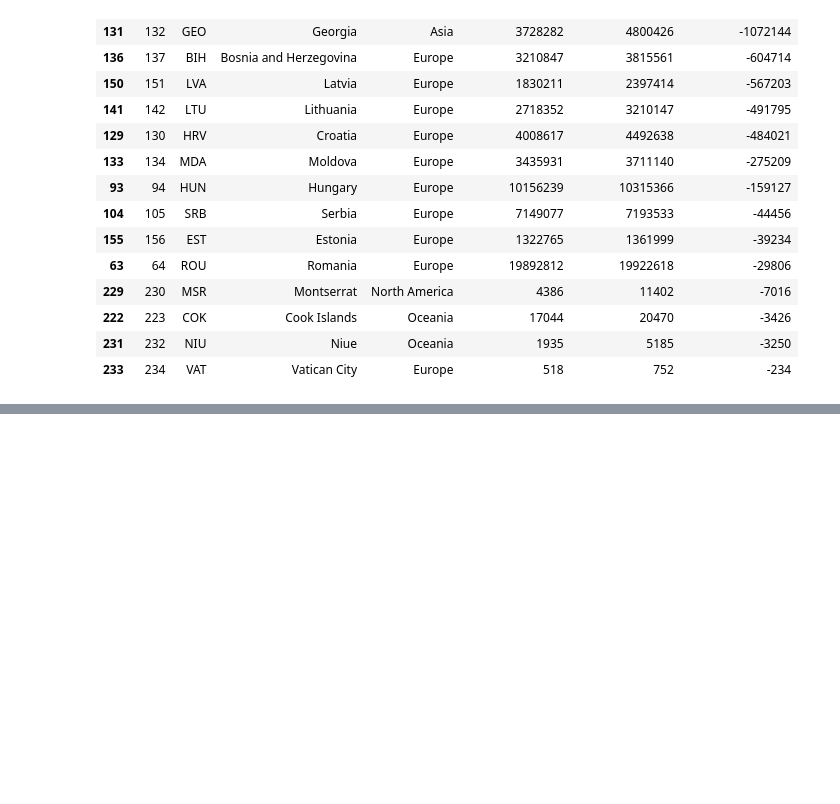
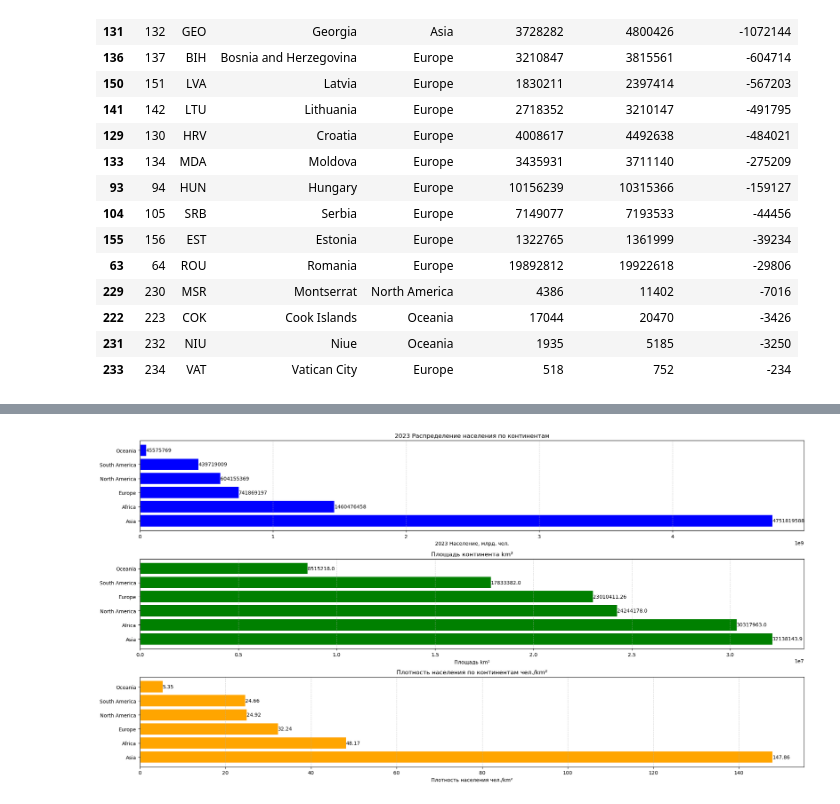
Before and after one commit to MaximManuyko/Jupyter, a Jupyter notebook: 1_Данные_о_численности_населения_мира.ipynb, the cells around one changed output, grey strips where cells are left out. Drawn from its saved outputs; the diff is of its cells as text; code cells hidden in the pictures; blank space fills up the shorter version.

Commit message:
Add 1_Данные_о_численности_населения_мира

```diff
--- a/1_Данные_о_численности_населения_мира.ipynb
+++ b/1_Данные_о_численности_населения_мира.ipynb
@@ -422,0 +358,14 @@ plt.show()
+# %%
+continent_metriks = world_population_data.copy(deep=True)
+
+pivot_table = pd.pivot_table(continent_metriks, values=['2023 population', 'area (km²)'], index='continent', aggfunc='sum')
+
+pivot_table['density (km²)'] = pivot_table['2023 population'] / pivot_table['area (km²)']
+
+pivot_table = pivot_table.reset_index()
+
+# Сортировка по увеличению '2023 population'
+pivot_table = pivot_table.sort_values(by='2023 population', ascending=True)
+
+# Выводим DataFrame
+pivot_table.head(1000000)
@@ -422,0 +380,56 @@ plt.show()
+# %%
+
+# Сортируем DataFrame по каждому столбцу
+sorted_by_population = pivot_table.sort_values(by='2023 population', ascending=False)
+sorted_by_area = pivot_table.sort_values(by='area (km²)', ascending=False)
+sorted_by_density = pivot_table.sort_values(by='density (km²)', ascending=False)
+
+# Создаем три горизонтальных столбчатых графика
+plt.figure(figsize=(a , a * 0.5))
+
+# График для '2023 population'
+plt.subplot(3, 1, 1)
+bars_population = plt.barh(sorted_by_population['continent'], sorted_by_population['2023 population'], color='blue')
+plt.xlabel('2023 Население, млрд. чел.')
+plt.title('2023 Распределение населения по континентам')
+
+# Добавляем значения внутри столбцов
+for bar in bars_population:
+    yval = bar.get_width()
+    plt.text(yval, bar.get_y() + bar.get_height()/2, round(yval, 2), ha='left', va='center')
+
+# Добавляем вертикальные линии сетки
+plt.grid(axis='x', linestyle='--', alpha=0.6)
+
+# График для 'area (km²)'
+plt.subplot(3, 1, 2)
+bars_area = plt.barh(sorted_by_area['continent'], sorted_by_area['area (km²)'], color='green')
+plt.xlabel('Площадь km²')
+plt.title('Площадь континента km²')
+
+# Добавляем значения внутри столбцов
+for bar in bars_area:
+    yval = bar.get_width()
+    plt.text(yval, bar.get_y() + bar.get_height()/2, round(yval, 2), ha='left', va='center')
+
+# Добавляем вертикальные линии сетки
+plt.grid(axis='x', linestyle='--', alpha=0.6)
+
+# График для 'density (km²)'
+plt.subplot(3, 1, 3)
+bars_density = plt.barh(sorted_by_density['continent'], sorted_by_density['density (km²)'], color='orange')
+plt.xlabel('Плотность населения чел./km²')
+plt.title('Плотность населения по континентам чел./km²')
+
+# Добавляем значения внутри столбцов
+for bar in bars_density:
+    yval = bar.get_width()
+    plt.text(yval, bar.get_y() + bar.get_height()/2, round(yval, 2), ha='left', va='center')
+
+# Добавляем вертикальные линии сетки
+plt.grid(axis='x', linestyle='--', alpha=0.6)
+
+plt.tight_layout()
+plt.show()
+# %% [output]
+[figure, added]
```
Also changed, not shown: parts of 12 cells of this notebook, 3 other files.
